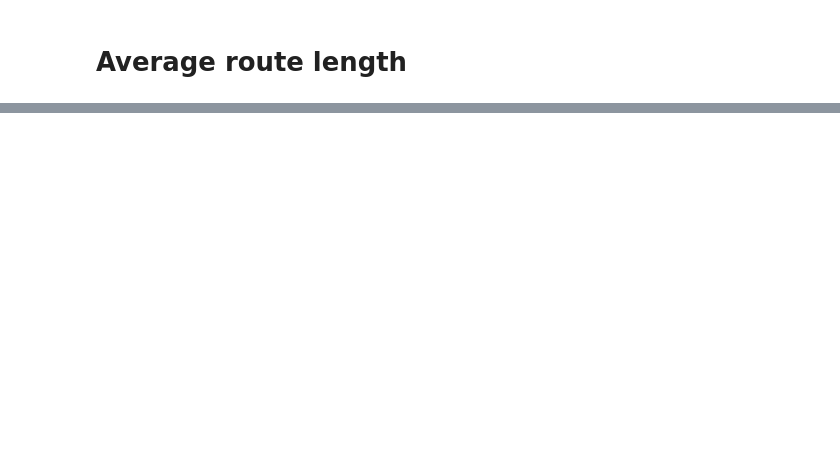
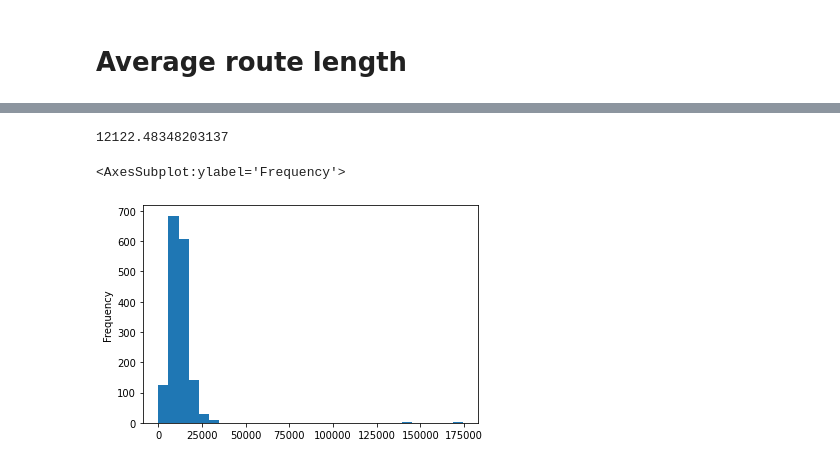
Before and after one commit to akazukin5151/comparative-accessibility, a Jupyter notebook: london.ipynb, the cells around one changed output, grey strips where cells are left out. Saved outputs shown, nothing was run; the diff lists cells and outputs as text; code cells hidden in the pictures; blank space fills up the shorter version.

Commit message:
Added Average route length

```diff
--- a/london.ipynb
+++ b/london.ipynb
@@ -119,0 +116,2 @@ a
+# %%
+c = bus_sequences[['Location_Easting', 'Location_Northing']].apply(Point, axis=1)
@@ -119,0 +133,12 @@ a
+# %%
+bus_sequences['geometry'] = c
+# %%
+def to_linestring(x):
+    geom = x.geometry
+    if len(geom) == 1:
+        return None
+    return LineString(geom.reset_index(drop=True))
+
+# For every route and run...
+stops_by_runs = bus_sequences.groupby(['Route', 'Run']).apply(to_linestring)
+stops_by_runs
@@ -119,0 +159,3 @@ a
+# %%
+route_lengths = stops_by_runs.dropna().apply(lambda x: x.length)
+route_lengths
@@ -119,0 +176,10 @@ a
+# %%
+# Global Average route length in metres
+route_lengths.mean()
+# %% [output]
+12122.48348203137
+# %%
+route_lengths.plot.hist(bins=30)
+# %% [output]
+<AxesSubplot:ylabel='Frequency'>
+[figure, added]
```
Also changed, not shown: parts of 6 cells of this notebook.
